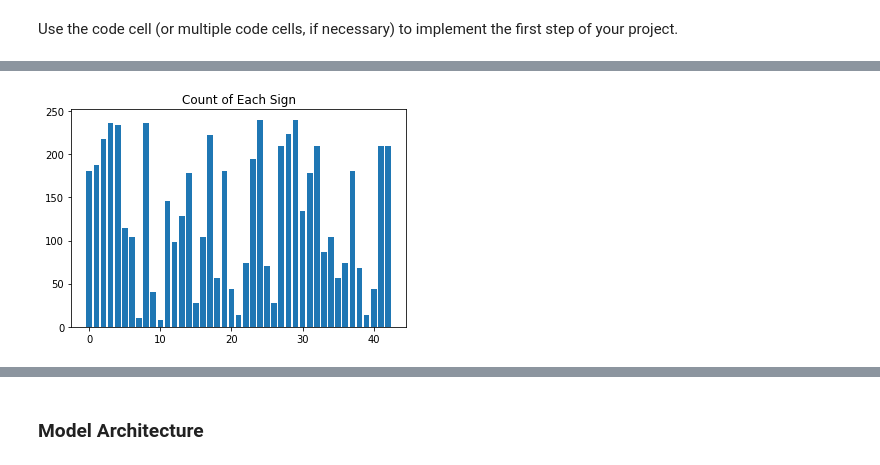
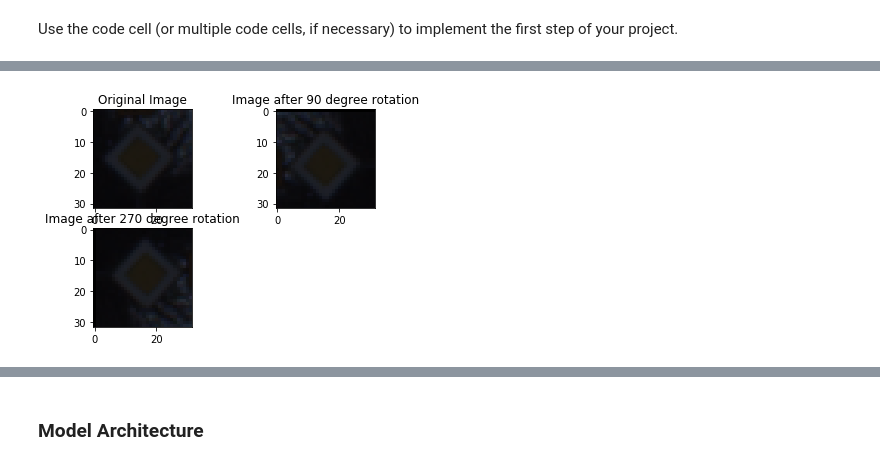
Before and after one commit to IanBoyanZhang/CarND-Traffic-Sign-Classifier-Project, a Jupyter notebook: Traffic_Sign_Classifier.ipynb, the cells around one changed output, grey strips where cells are left out. Cells and saved outputs as stored; diff of their text form; code cells hidden in the pictures.

```diff
--- a/Traffic_Sign_Classifier.ipynb
+++ b/Traffic_Sign_Classifier.ipynb
@@ -176,0 +214,18 @@ Use the code cell (or multiple code cells, if necessary) to implement the first
+# %%
+# Category data_id by labels
+from collections import defaultdict
+ids_by_labels = defaultdict(list)
+
+# defaultdict（<type 'list'>, {labels: ['id_0', 'id_1', ...]}）
+id_by_labels = defaultdict(list)
+for count, elem in enumerate(y_train):
+    id_by_labels[elem].append(count)
+
+def get_list_from_id_by_labels(num_of_labels):
+    range_list = []
+    for i in range(num_of_labels):
+        for j in range(len(id_by_labels[i])):
+            range_list.append(id_by_labels[i][j])
+    return range_list
+
+print(y_train)
@@ -177,21 +234,5 @@ Use the code cell (or multiple code cells, if necessary) to implement the first
 # %%
-# Data Augmentation
-# Counting data
-# count = np.ndarray(shape=(n_classes, 1), dtype=np.uint8)
-def counting_by_labels(labels):
-    count = np.zeros(shape=(n_classes), dtype=np.uint8)
-    for i in range(0, len(labels)):
-        count[labels[i]]+=1
-    return count
-# Visualize data labels
-plt.figure()
-x = np.arange(0, n_classes)
-y = counting_by_labels(y_train)
-
-# y = np.sin(x)
-plt.bar(x, y)
-plt.title("Count of Each Sign")
-
+import cv2
 def rotate_by_deg(img_in, deg):
     rows, cols, depth = img_in.shape
     M = cv2.getRotationMatrix2D((cols/2, rows/2), deg, 1)
@@ -206,23 +247,47 @@ plt.imshow(rotate_by_deg(test_image, 90))
 fig2.add_subplot(223).set_title("Image after 270 degree rotation")
 plt.imshow(rotate_by_deg(test_image, 270))
 
-print(rotate_by_deg(test_image, 270).shape)
+# print(rotate_by_deg(test_image, 270).shape)
 
 # Generate augmentated data
-def augment_by_rotation(data, deg):
-    print(data.shape)
-    aug_data = np.ndarray(shape=(data.shape))
-    for i in range(len(data)):
-        aug_data[i, :, :, :] = rotate_by_deg(data[i, :, :, :], deg)
+def augment_by_rotation(data, deg, data_range):
+#     aug_data = np.ndarray(shape=(len(data_range), image.shape[0], image.shape[1], 3))
+    aug_data = np.ndarray(shape=(len(data_range), data.shape[1], data.shape[2], 3))
+#     for i in range(len(data)):
+    j = 0
+    for i in data_range:
+        aug_data[j, :, :, :] = rotate_by_deg(data[i, :, :, :], deg)
+        j+=1
     return aug_data
 
-X_train_rotate_90 = augment_by_rotation(X_train, deg=90)
-
+def augment_labels_by_ids(y_label, data_range):
+    aug_data = np.ndarray(shape=(len(data_range)))
+    j = 0
+    for i in data_range:
+        aug_data[j] = y_label[i]
+        j+=1
+    return aug_data
+#---------------------------------------------------------------------------------------
+# Data augmentation
+#---------------------------------------------------------------------------------------
+AUGMENT = 1
+if AUGMENT:
+# Only augment data for samples less than certain number
+# Eg. 15 out of 43
+    num_of_labels = 5
+# If number of examples is less than num_of_labels then augment the data set
+# Pick up first num_of_labels sorted_x[:, 0] (ascending order)
+# X_train_rotate_90 = augment_by_rotation(X_train, deg=90, sorted_x[:, 0][0: num_of_labels])
+    range_list = get_list_from_id_by_labels(num_of_labels)
+    X_train_rotate_90 = augment_by_rotation(X_train, 90, range_list)
+    y_train_rotate_90 = augment_labels_by_ids(y_train, range_list)
 #---------------------------------------------------------------------------------------
 # Aligning augmented train data and labels
 #---------------------------------------------------------------------------------------
-X_train = np.append(X_train, X_train_rotate_90, axis=0)
-y_train = np.append(y_train, y_train, axis=0)
+# print(y_train.shape)
+# print(y_train_rotate_90.shape)
+    X_train = np.append(X_train, X_train_rotate_90, axis=0)
+    y_train = np.append(y_train, y_train_rotate_90, axis=0)
 
 assert(len(X_train) == len(y_train))
 # %% [output]
@@ -231 +294 @@ assert(len(X_train) == len(y_train))
-[figure, old version]
+[figure, new version]
```
Also changed, not shown: parts of 9 cells of this notebook.
